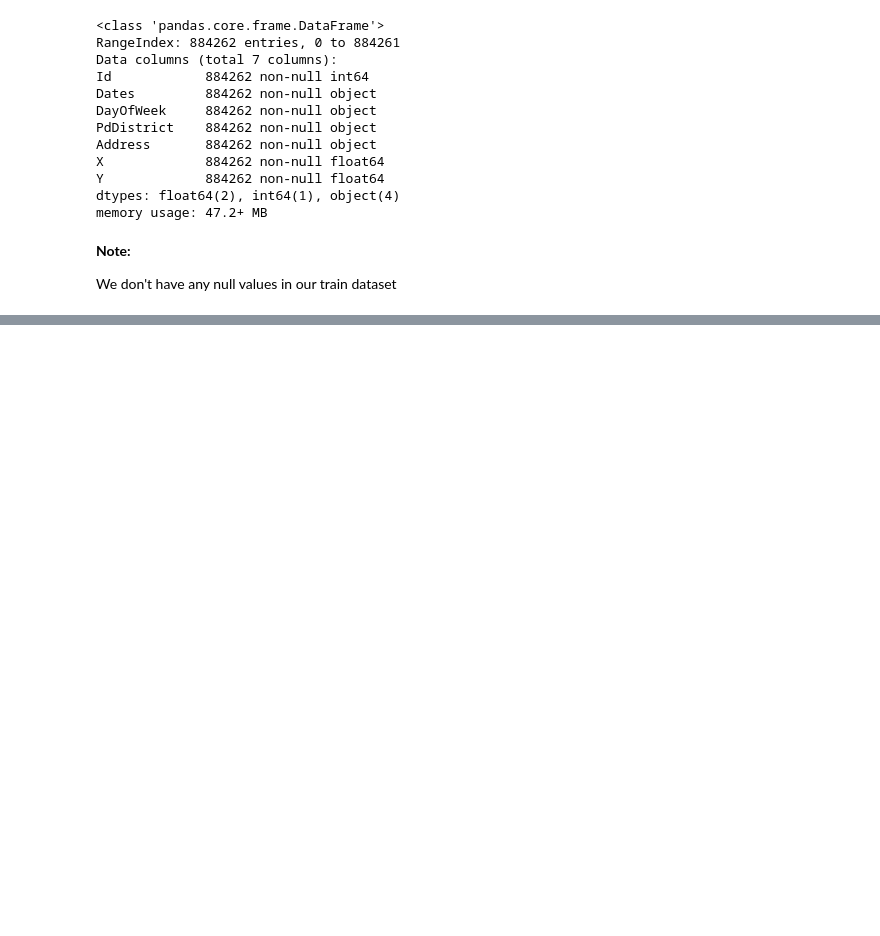
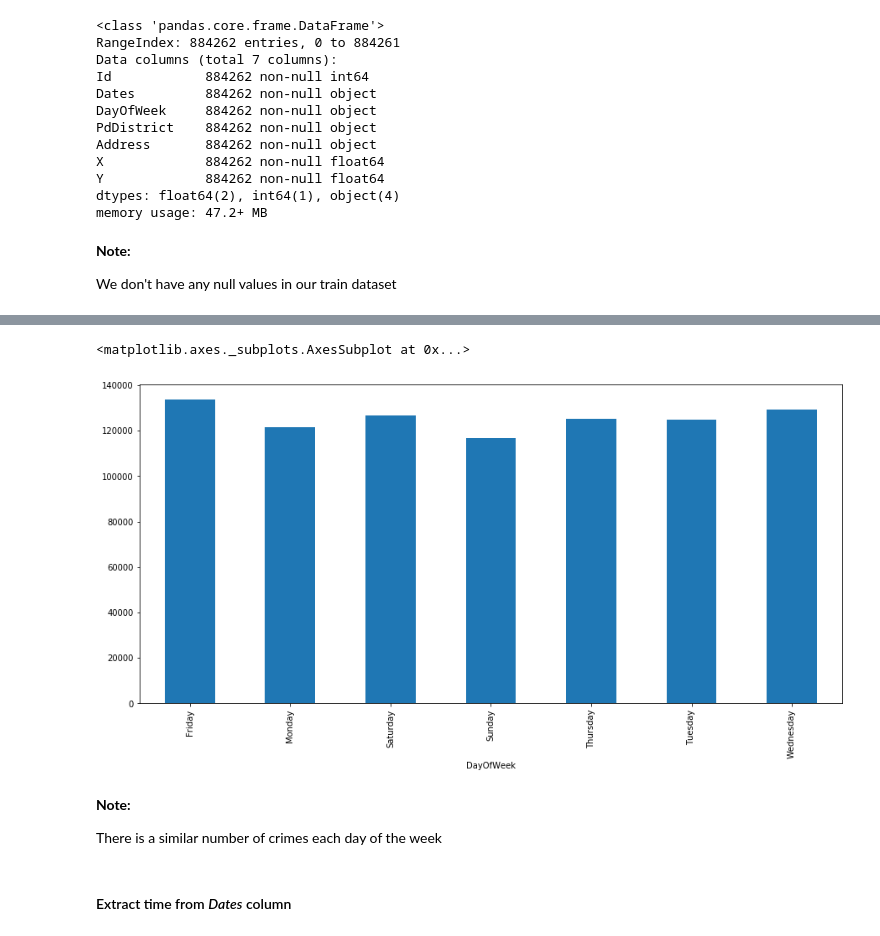
Before and after one commit to Frustrado/Crime-Classification, a Jupyter notebook: SF_crimes_analysis.ipynb, the cells around one changed output, grey strips where cells are left out. Cells and saved outputs as stored; diff of their text form; code cells hidden in the pictures; blank space fills up the shorter version.

```diff
--- a/SF_crimes_analysis.ipynb
+++ b/SF_crimes_analysis.ipynb
@@ -118,0 +143,12 @@ We don't have any null values in our train dataset
+# %%
+df_dayOfWeek = train_df.groupby(['DayOfWeek'])['Dates'].count()
+df_dayOfWeek.plot(kind='bar',figsize=(15,7))
+# %% [output]
+<matplotlib.axes._subplots.AxesSubplot at 0x...>
+[figure, added]
+# %% [markdown]
+**Note:**
+
+There is a similar number of crimes each day of the week
+# %% [markdown]
+#### Extract time from *Dates* column
```
Also changed, not shown: parts of 9 cells of this notebook.
